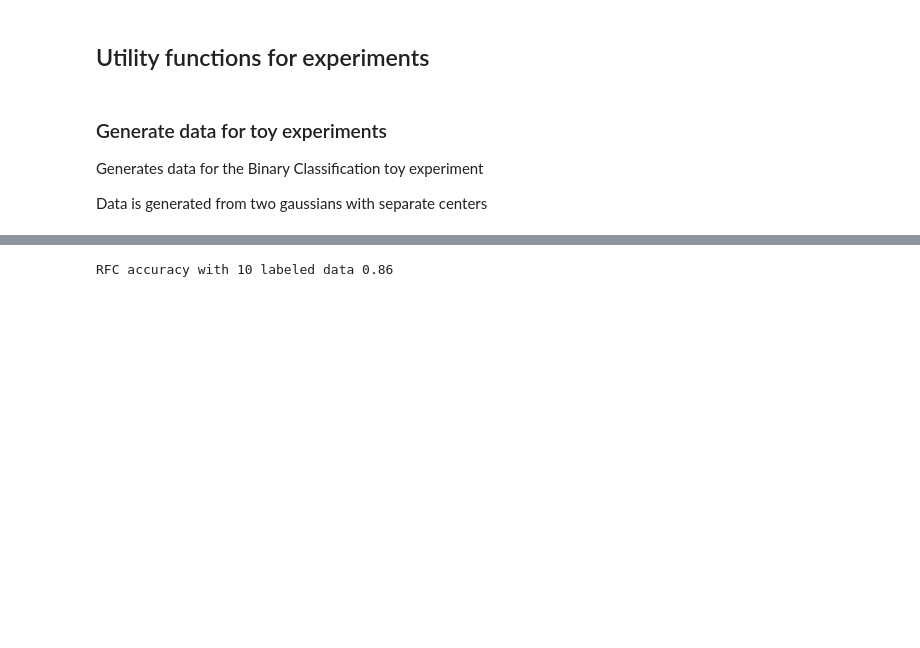
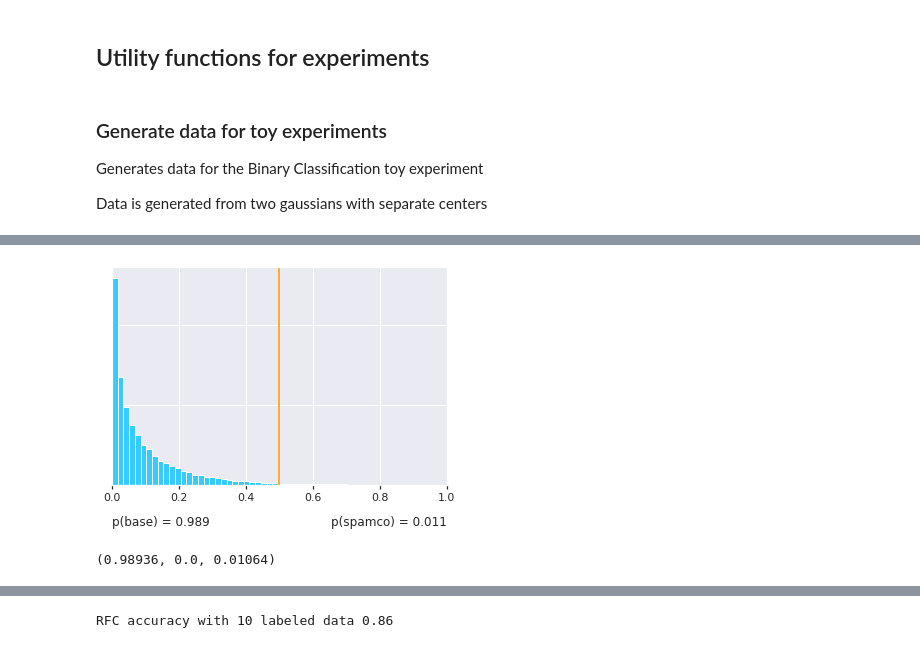
Before and after one commit to patrickboswell/MLA, a Jupyter notebook: ToyExamples.ipynb, the cells around one changed output, grey strips where cells are left out. Drawn from its saved outputs; the diff is of its cells as text; code cells hidden in the pictures; blank space fills up the shorter version.

```diff
--- a/ToyExamples.ipynb
+++ b/ToyExamples.ipynb
@@ -103,3 +145,11 @@ TypeError: unsupported operand type(s) for -: 'SPamCo' and 'bool'
+# %%
+baytest_rope, bayplot_rope = baycomp.two_on_multiple(np.mean(base_ar, axis=0), np.mean(spamco_ar, axis=0), plot=True, names = ('base','spamco'))
+# %% [output]
+[figure, added]
+# %%
+baytest_rope
+# %% [output]
+(0.98936, 0.0, 0.01064)
 # %%
 data = load_breast_cancer()
 X, y = data.data, data.target
```
Also changed, not shown: parts of 17 cells of this notebook, 2 other files.
